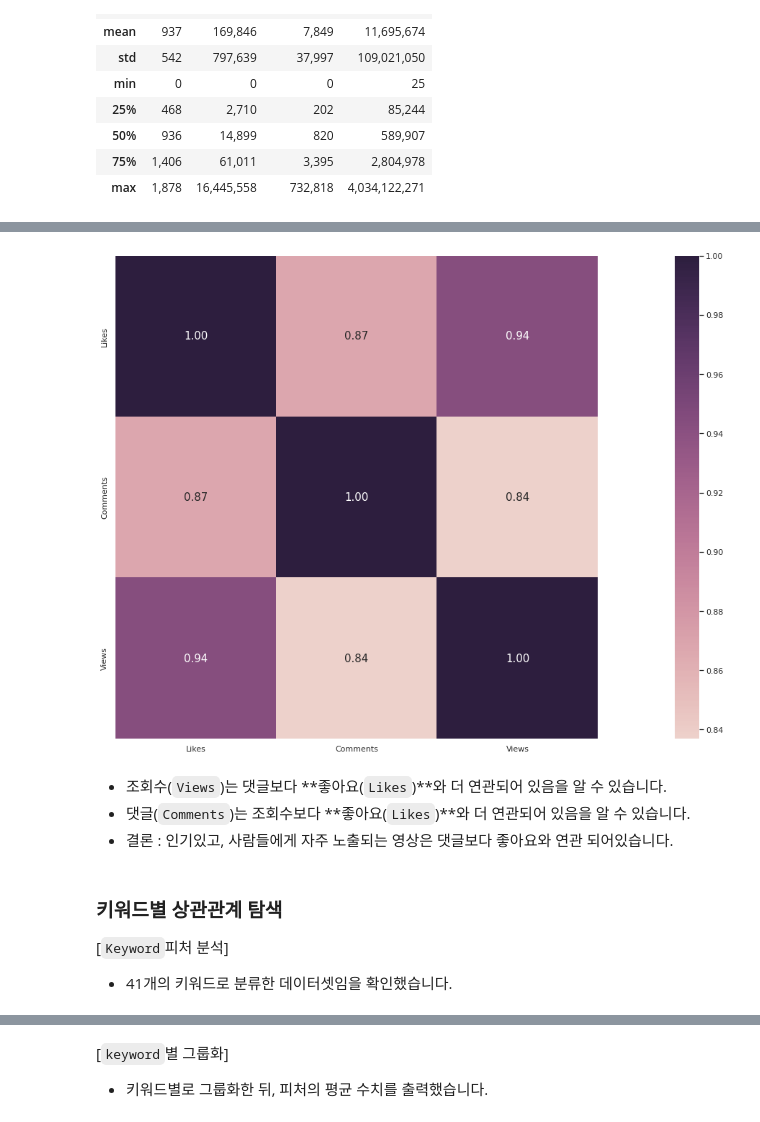
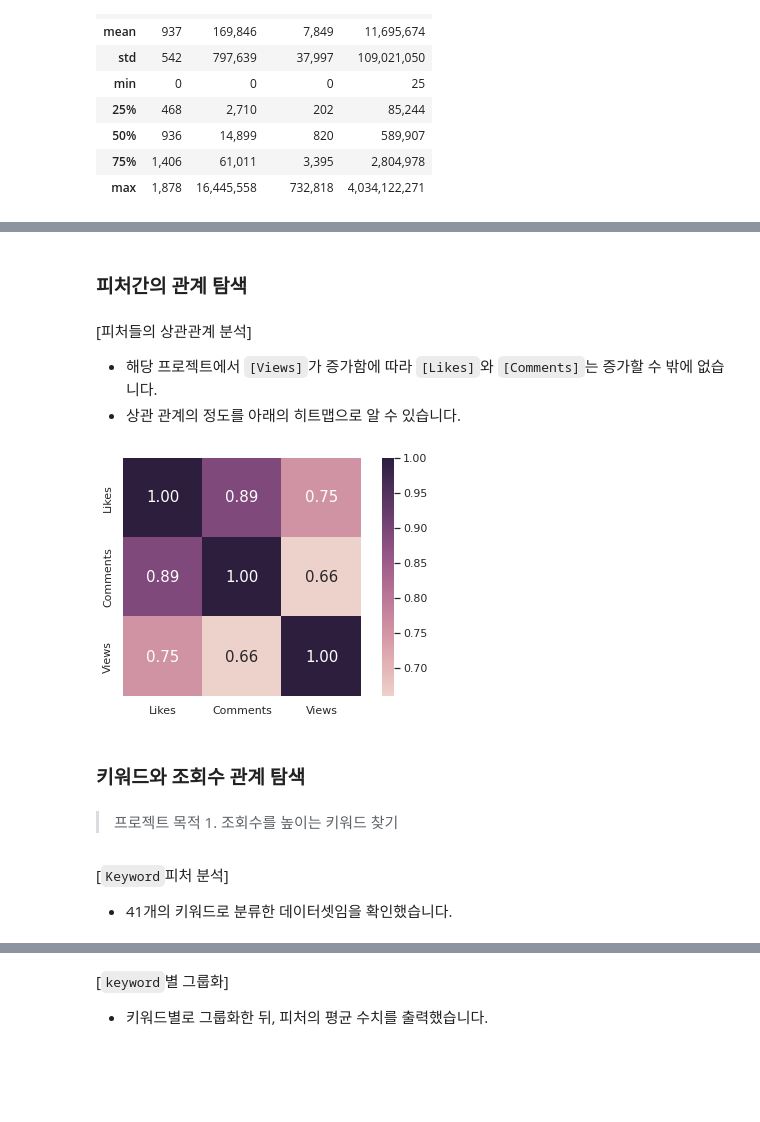
Before and after one commit to hapuripopo/Youtube-Strategy, a Jupyter notebook: LastTask.ipynb, the cells around one changed output, grey strips where cells are left out. Cells and saved outputs as stored; diff of their text form; code cells hidden in the pictures; blank space fills up the shorter version.

```diff
--- a/LastTask.ipynb
+++ b/LastTask.ipynb
@@ -221,30 +215,38 @@ Requirement already satisfied: pyparsing!=2.0.4,!=2.1.2,!=2.1.6,>=2.0.1 in /usr/
 Requirement already satisfied: pytz>=2017.3 in /usr/local/lib/python3.8/dist-packages (from pandas>=0.23->seaborn) (2022.6)
 Requirement already satisfied: six>=1.5 in /usr/local/lib/python3.8/dist-packages (from python-dateutil>=2.1->matplotlib>=2.2->seaborn) (1.15.0)
+# %% [markdown]
+### 피처간의 관계 탐색
+# %% [markdown]
+[피처들의 상관관계 분석]
+
+* 해당 프로젝트에서 `[Views]`가 증가함에 따라 `[Likes]`와 `[Comments]`는 증가할 수 밖에 없습니다.
+* 상관 관계의 정도를 아래의 히트맵으로 알 수 있습니다.
 # %%
-import seaborn as sns
+# 상관관계 확인
+cols = ['Likes', 'Comments', 'Views']
+corr = videos[cols].corr()
 
 # corr 행렬 히트맵 시각화합니다.
 sns.set(font_scale=1)
 hm = sns.heatmap(corr.values,
                  cbar=True,
                  annot=True,
                  square=True,
                  cmap=sns.cubehelix_palette(as_cmap=True),
                  fmt='.2f',
                  annot_kws={'size': 15},
                  yticklabels=cols,
                  xticklabels=cols)
 
 plt.tight_layout()
 plt.show()
 # %% [output]
-[figure, old version]
+[figure, new version]
-# %% [markdown]
-* 조회수(`Views`)는 댓글보다 **좋아요(`Likes`)**와 더 연관되어 있음을 알 수 있습니다.
-* 댓글(`Comments`)는 조회수보다 **좋아요(`Likes`)**와 더 연관되어 있음을 알 수 있습니다.
-* 결론 : 인기있고, 사람들에게 자주 노출되는 영상은 댓글보다 좋아요와 연관 되어있습니다.
+# %% [markdown]
+### 키워드와 조회수 관계 탐색
+# %% [markdown]
+> 프로젝트 목적 1. 조회수를 높이는 키워드 찾기
 # %% [markdown]
-### 키워드별 상관관계 탐색
 [`Keyword`피처 분석]
 * 41개의 키워드로 분류한 데이터셋임을 확인했습니다.
 # %%
```
Also changed, not shown: parts of 20 cells of this notebook.
